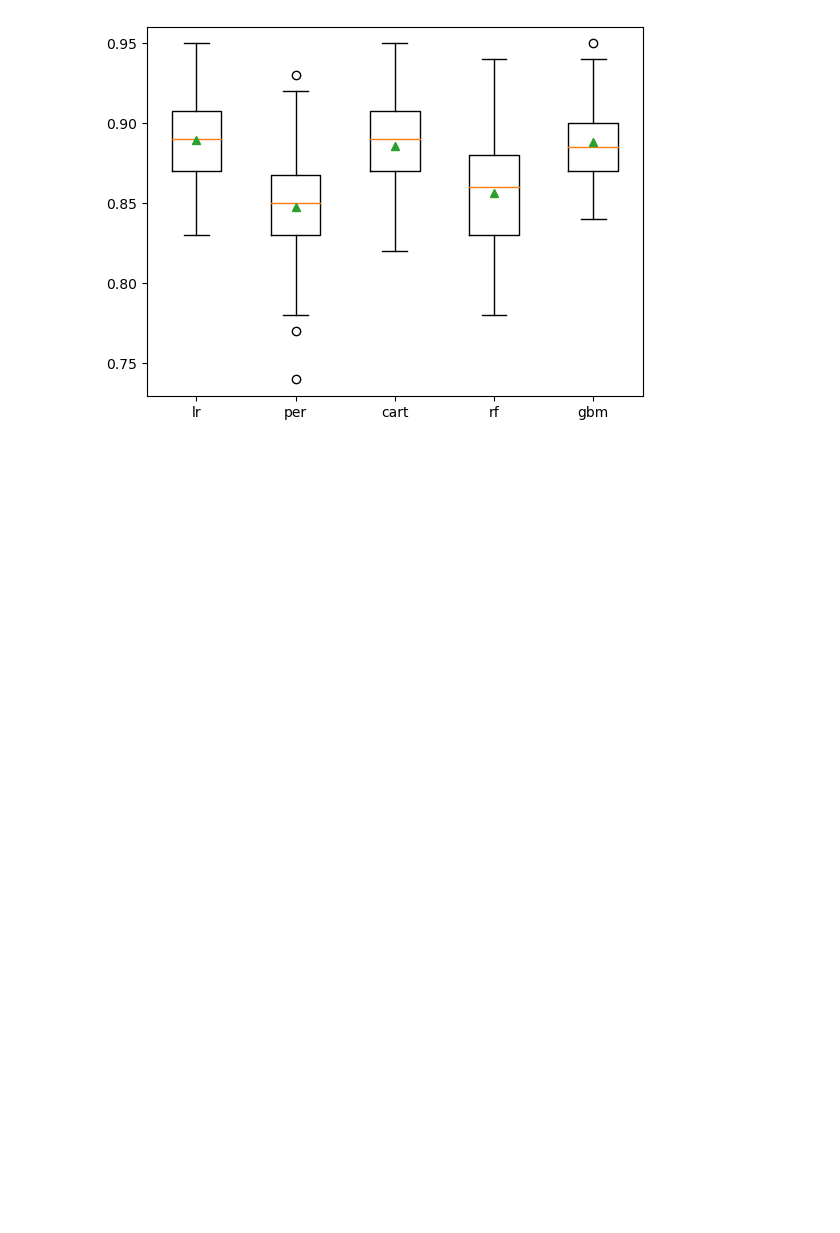
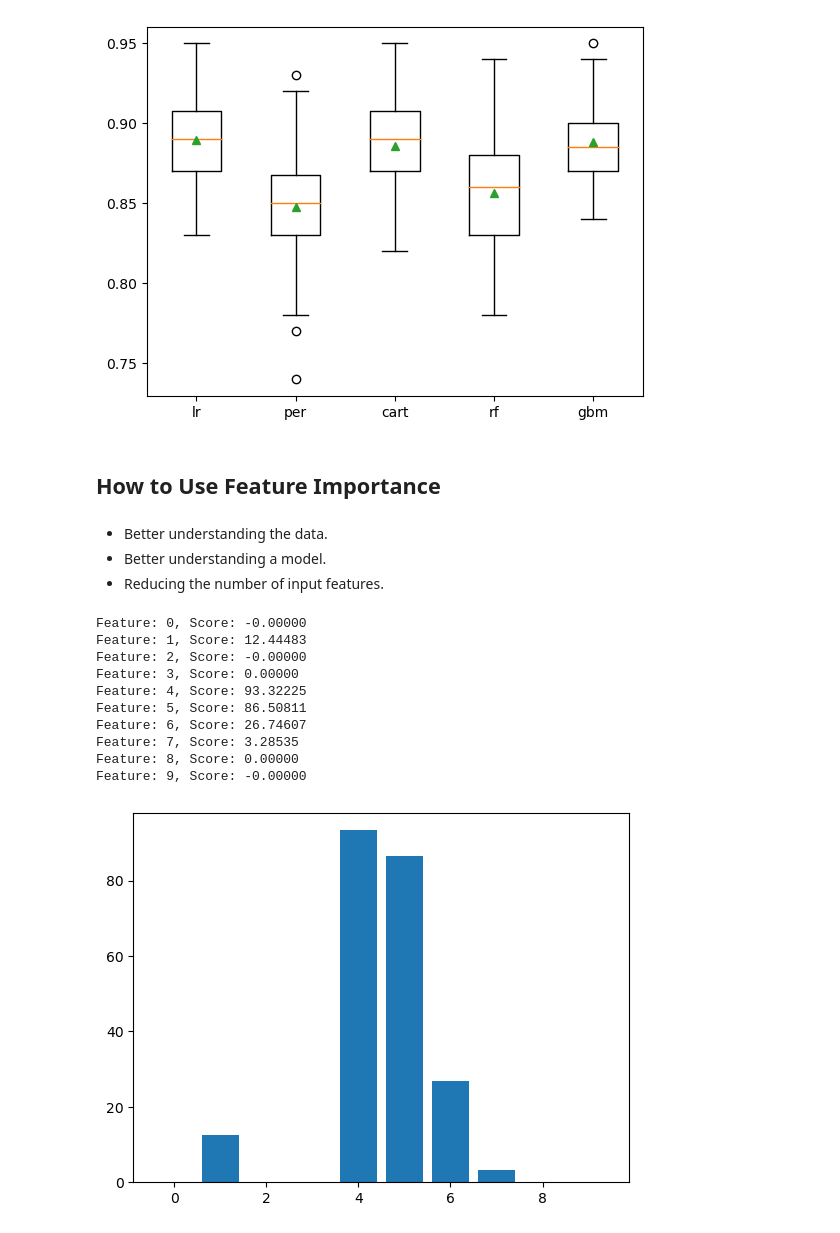
Before and after one commit to MaukanMir/Data-Preperation-For-ML, a Jupyter notebook: feature_selection.ipynb, the cells around one changed output. Cells and saved outputs as stored; diff of their text form; code cells hidden in the pictures; blank space fills up the shorter version.

Commit message:
Added new models

```diff
--- a/feature_selection.ipynb
+++ b/feature_selection.ipynb
@@ -1350,3 +1350,40 @@ pyplot.show()
 >rf 0.856 (0.038)
 >gbm 0.888 (0.028)
 [figure]
+# %% [markdown]
+## How to Use Feature Importance
+# %% [markdown]
+* Better understanding the data.
+* Better understanding a model.
+* Reducing the number of input features.
+# %%
+# linear regression feature importance
+from sklearn.datasets import make_regression
+from sklearn.linear_model import LinearRegression
+from matplotlib import pyplot
+# define dataset
+X, y = make_regression(n_samples=1000, n_features=10, n_informative=5, random_state=1)
+# define the model
+model = LinearRegression()
+# fit the model
+model.fit(X, y)
+# get importance
+importance = model.coef_
+# summarize feature importance
+for i,v in enumerate(importance):
+  print('Feature: %0d, Score: %.5f' % (i,v))
+# plot feature importance
+pyplot.bar([x for x in range(len(importance))], importance)
+pyplot.show()
+# %% [output]
+Feature: 0, Score: -0.00000
+Feature: 1, Score: 12.44483
+Feature: 2, Score: -0.00000
+Feature: 3, Score: 0.00000
+Feature: 4, Score: 93.32225
+Feature: 5, Score: 86.50811
+Feature: 6, Score: 26.74607
+Feature: 7, Score: 3.28535
+Feature: 8, Score: 0.00000
+Feature: 9, Score: -0.00000
+[figure, added]
```
